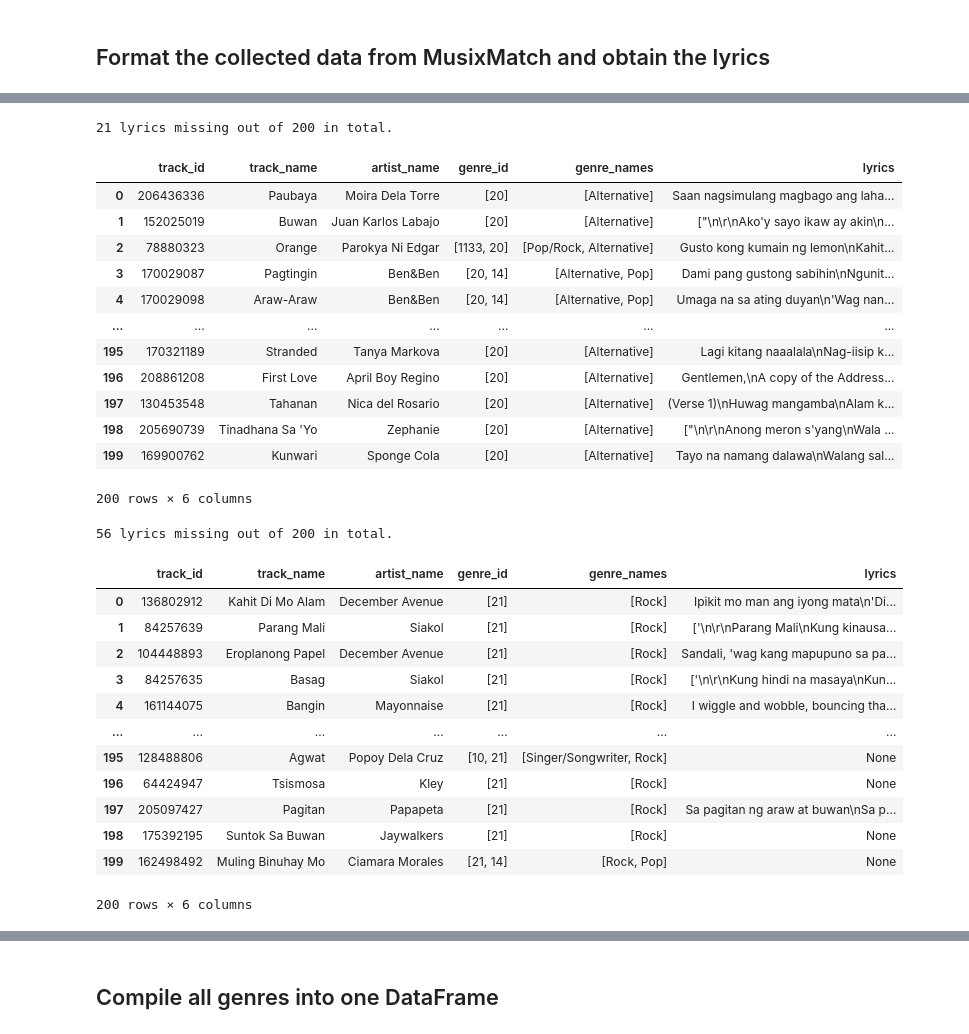
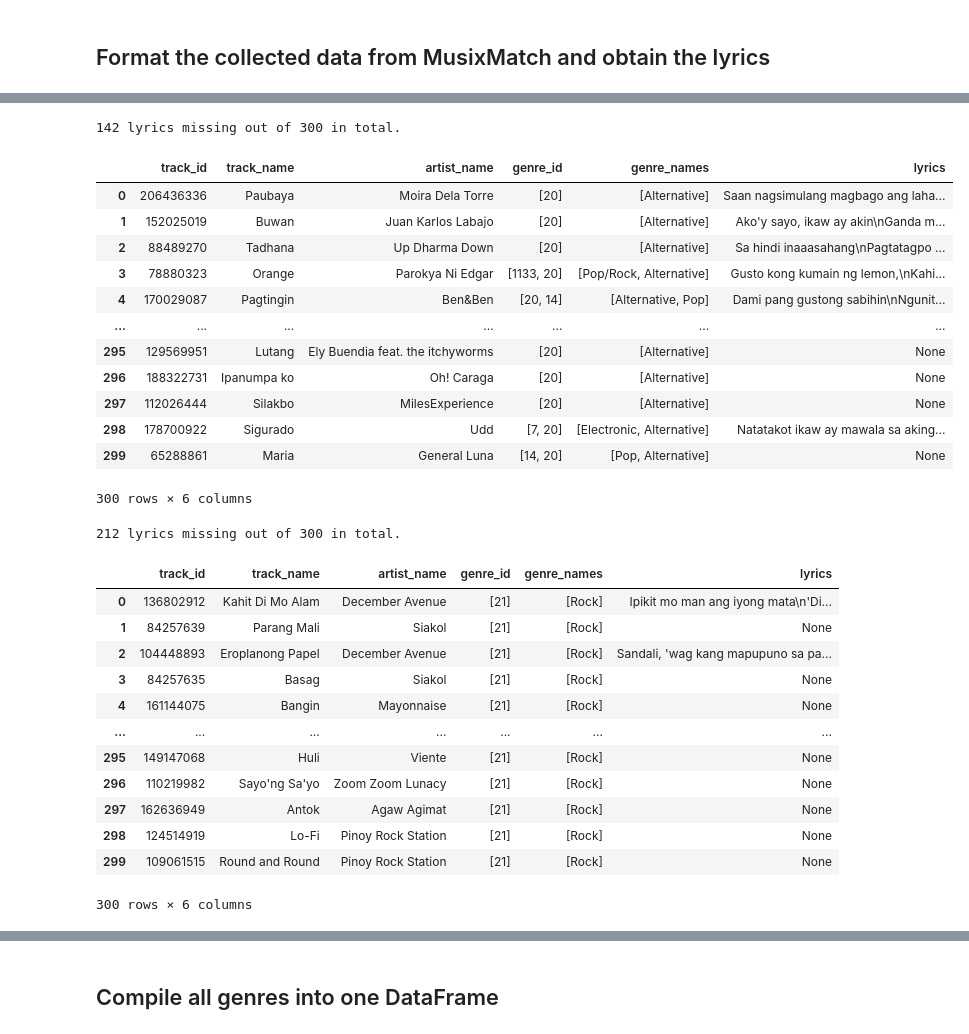
Before and after one commit to kenloquinte/DATASCI-Baby-Alive, a Jupyter notebook: FINAL/data collection.ipynb, the cells around one changed output, grey strips where cells are left out. Saved outputs shown, nothing was run; the diff lists cells and outputs as text; code cells hidden in the pictures.

```diff
--- a/FINAL/data collection.ipynb
+++ b/FINAL/data collection.ipynb
@@ -98,7 +81,7 @@ Christian & Gospel  (200 songs)
 ## Import existing CSV files to be updated, if available
 # %%
 try:
-    pop_df = pd.read_csv('pop_music.csv').drop('Unnamed: 0', axis=1)
+    pop_df = pd.read_csv('CSV Files/pop_music.csv').drop('Unnamed: 0', axis=1)
     pop_json = json.loads(pop_df.to_json(orient='records'))
 
     # Convert strings to list
@@ -110,7 +93,7 @@ except:
     pop_json = []
 # %%
 try:
-    rbSoul_df = pd.read_csv('rbSoul_music.csv').drop('Unnamed: 0', axis=1)
+    rbSoul_df = pd.read_csv('CSV Files/rbSoul_music.csv').drop('Unnamed: 0', axis=1)
     rbSoul_json = json.loads(rbSoul_df.to_json(orient='records'))
 
     # Convert strings to list
@@ -122,7 +105,7 @@ except:
     rbSoul_json = []
 # %%
 try:
-    hiphop_df = pd.read_csv('hiphop_music.csv').drop('Unnamed: 0', axis=1)
+    hiphop_df = pd.read_csv('CSV Files/hiphop_music.csv').drop('Unnamed: 0', axis=1)
     hiphop_json = json.loads(hiphop_df.to_json(orient='records'))
 
     # Convert strings to list
@@ -134,7 +117,7 @@ except:
     hiphop_json = []
 # %%
 try:
-    alt_df = pd.read_csv('alternative_music.csv').drop('Unnamed: 0', axis=1)
+    alt_df = pd.read_csv('CSV Files/alternative_music.csv').drop('Unnamed: 0', axis=1)
     alt_json = json.loads(alt_df.to_json(orient='records'))
 
     # Convert strings to list
@@ -238,45 +221,45 @@ hiphop_df
 # %%
 get_genre_songs(alt_json, genres_collection[3])
 alt_df = pd.DataFrame(alt_json)
-alt_df.to_csv('alternative_music.csv')
+alt_df.to_csv('CSV Files/alternative_music.csv')
 
 print(alt_df['lyrics'].isna().sum(), "lyrics missing out of", len(alt_df), "in total.")
 alt_df
 # %% [output]
-21 lyrics missing out of 200 in total.
+142 lyrics missing out of 300 in total.
 |  | track_id | track_name | artist_name | genre_id | genre_names | lyrics |
 | 0 | 206436336 | Paubaya | Moira Dela Torre | [20] | [Alternative] | Saan nagsimulang magbago ang laha... |
-| 1 | 152025019 | Buwan | Juan Karlos Labajo | [20] | [Alternative] | ["\n\r\nAko'y sayo ikaw ay akin\n... |
-| 2 | 78880323 | Orange | Parokya Ni Edgar | [1133, 20] | [Pop/Rock, Alternative] | Gusto kong kumain ng lemon\nKahit... |
-| 3 | 170029087 | Pagtingin | Ben&Ben | [20, 14] | [Alternative, Pop] | Dami pang gustong sabihin\nNgunit... |
-| 4 | 170029098 | Araw-Araw | Ben&Ben | [20, 14] | [Alternative, Pop] | Umaga na sa ating duyan\n'Wag nan... |
+| 1 | 152025019 | Buwan | Juan Karlos Labajo | [20] | [Alternative] | Ako'y sayo, ikaw ay akin\nGanda m... |
+| 2 | 88489270 | Tadhana | Up Dharma Down | [20] | [Alternative] | Sa hindi inaaasahang\nPagtatagpo ... |
+| 3 | 78880323 | Orange | Parokya Ni Edgar | [1133, 20] | [Pop/Rock, Alternative] | Gusto kong kumain ng lemon,\nKahi... |
+| 4 | 170029087 | Pagtingin | Ben&Ben | [20, 14] | [Alternative, Pop] | Dami pang gustong sabihin\nNgunit... |
 | ... | ... | ... | ... | ... | ... | ... |
-| 195 | 170321189 | Stranded | Tanya Markova | [20] | [Alternative] | Lagi kitang naaalala\nNag-iisip k... |
-| 196 | 208861208 | First Love | April Boy Regino | [20] | [Alternative] | Gentlemen,\nA copy of the Address... |
-| 197 | 130453548 | Tahanan | Nica del Rosario | [20] | [Alternative] | (Verse 1)\nHuwag mangamba\nAlam k... |
-| 198 | 205690739 | Tinadhana Sa 'Yo | Zephanie | [20] | [Alternative] | ["\n\r\nAnong meron s'yang\nWala ... |
-| 199 | 169900762 | Kunwari | Sponge Cola | [20] | [Alternative] | Tayo na namang dalawa\nWalang sal... |
+| 295 | 129569951 | Lutang | Ely Buendia feat. the itchyworms | [20] | [Alternative] | None |
+| 296 | 188322731 | Ipanumpa ko | Oh! Caraga | [20] | [Alternative] | None |
+| 297 | 112026444 | Silakbo | MilesExperience | [20] | [Alternative] | None |
+| 298 | 178700922 | Sigurado | Udd | [7, 20] | [Electronic, Alternative] | Natatakot ikaw ay mawala sa aking... |
+| 299 | 65288861 | Maria | General Luna | [14, 20] | [Pop, Alternative] | None |
-200 rows × 6 columns
+300 rows × 6 columns
 # %%
 get_genre_songs(rock_json, genres_collection[4])
 rock_df = pd.DataFrame(rock_json)
-rock_df.to_csv('rock_music.csv')
+rock_df.to_csv('CSV Files/rock_music.csv')
 
 print(rock_df['lyrics'].isna().sum(), "lyrics missing out of", len(rock_df), "in total.")
 rock_df
 # %% [output]
-56 lyrics missing out of 200 in total.
+212 lyrics missing out of 300 in total.
 |  | track_id | track_name | artist_name | genre_id | genre_names | lyrics |
 | 0 | 136802912 | Kahit Di Mo Alam | December Avenue | [21] | [Rock] | Ipikit mo man ang iyong mata\n'Di... |
-| 1 | 84257639 | Parang Mali | Siakol | [21] | [Rock] | ['\n\r\nParang Mali\nKung kinausa... |
+| 1 | 84257639 | Parang Mali | Siakol | [21] | [Rock] | None |
 | 2 | 104448893 | Eroplanong Papel | December Avenue | [21] | [Rock] | Sandali, 'wag kang mapupuno sa pa... |
-| 3 | 84257635 | Basag | Siakol | [21] | [Rock] | ['\n\r\nKung hindi na masaya\nKun... |
-| 4 | 161144075 | Bangin | Mayonnaise | [21] | [Rock] | I wiggle and wobble, bouncing tha... |
+| 3 | 84257635 | Basag | Siakol | [21] | [Rock] | None |
+| 4 | 161144075 | Bangin | Mayonnaise | [21] | [Rock] | None |
 | ... | ... | ... | ... | ... | ... | ... |
-| 195 | 128488806 | Agwat | Popoy Dela Cruz | [10, 21] | [Singer/Songwriter, Rock] | None |
-| 196 | 64424947 | Tsismosa | Kley | [21] | [Rock] | None |
-| 197 | 205097427 | Pagitan | Papapeta | [21] | [Rock] | Sa pagitan ng araw at buwan\nSa p... |
-| 198 | 175392195 | Suntok Sa Buwan | Jaywalkers | [21] | [Rock] | None |
-| 199 | 162498492 | Muling Binuhay Mo | Ciamara Morales | [21, 14] | [Rock, Pop] | None |
+| 295 | 149147068 | Huli | Viente | [21] | [Rock] | None |
+| 296 | 110219982 | Sayo'ng Sa'yo | Zoom Zoom Lunacy | [21] | [Rock] | None |
+| 297 | 162636949 | Antok | Agaw Agimat | [21] | [Rock] | None |
+| 298 | 124514919 | Lo-Fi | Pinoy Rock Station | [21] | [Rock] | None |
+| 299 | 109061515 | Round and Round | Pinoy Rock Station | [21] | [Rock] | None |
-200 rows × 6 columns
+300 rows × 6 columns
 # %%
```
Also changed, not shown: parts of 21 cells of this notebook, 9 other files.
